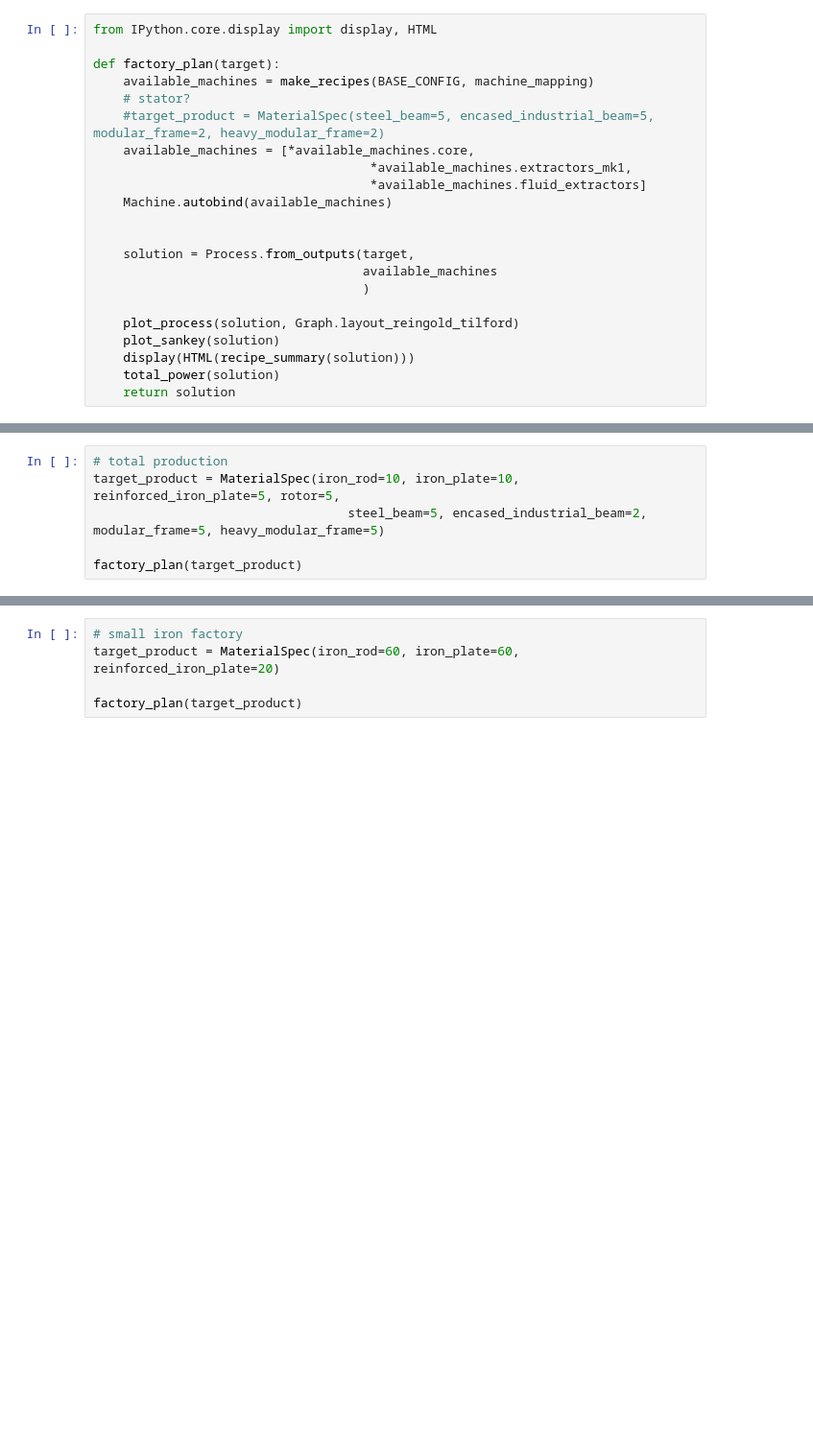
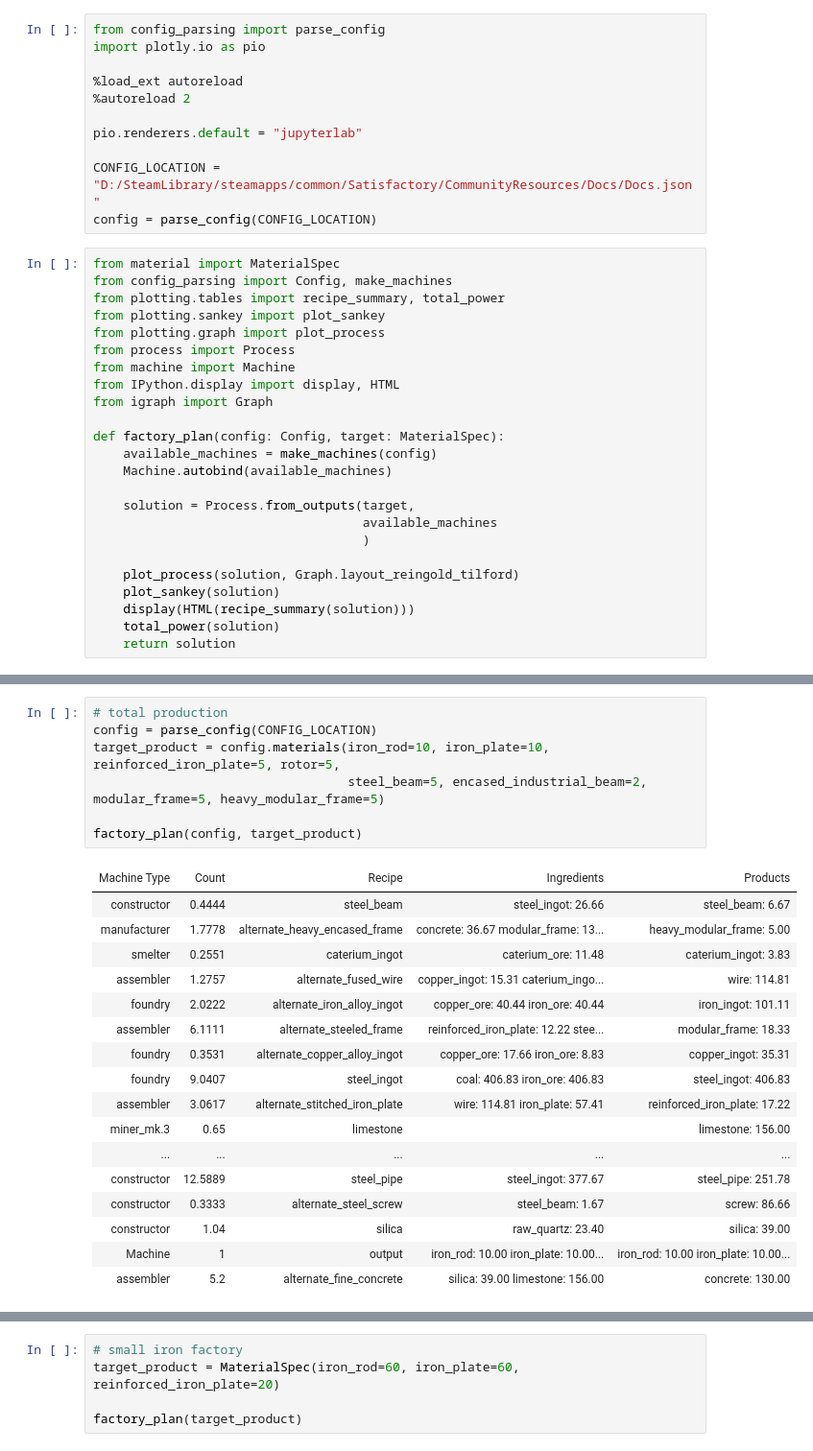
Before and after one commit to Lukeknight00/SatisfactoryTools, a Jupyter notebook: satisfactory_planning.ipynb, the cells around one changed output, grey strips where cells are left out. Shown: that part at 96% size. Saved outputs shown, nothing was run; the diff lists cells and outputs as text; blank space fills up the shorter version.

Commit message:
first plot from new library structure

```diff
--- a/satisfactory_planning.ipynb
+++ b/satisfactory_planning.ipynb
@@ -837,15 +1,28 @@ def total_power(process: Process):
+# %%
+from config_parsing import parse_config
+import plotly.io as pio
+
+%load_ext autoreload
+%autoreload 2
+
+pio.renderers.default = "jupyterlab"
+
+CONFIG_LOCATION = "D:/SteamLibrary/steamapps/common/Satisfactory/CommunityResources/Docs/Docs.json"
+config = parse_config(CONFIG_LOCATION)
 # %%
-from IPython.core.display import display, HTML
+from material import MaterialSpec
+from config_parsing import Config, make_machines
+from plotting.tables import recipe_summary, total_power
+from plotting.sankey import plot_sankey
+from plotting.graph import plot_process
+from process import Process
+from machine import Machine
+from IPython.display import display, HTML
+from igraph import Graph
 
-def factory_plan(target):
-    available_machines = make_recipes(BASE_CONFIG, machine_mapping)
-    # stator?
-    #target_product = MaterialSpec(steel_beam=5, encased_industrial_beam=5, modular_frame=2, heavy_modular_frame=2)
-    available_machines = [*available_machines.core,
-                                     *available_machines.extractors_mk1,
-                                     *available_machines.fluid_extractors]
+def factory_plan(config: Config, target: MaterialSpec):
+    available_machines = make_machines(config)
     Machine.autobind(available_machines)
-
 
     solution = Process.from_outputs(target,
                                     available_machines
@@ -861,7 +36,25 @@ Importing display from IPython.core.display is deprecated since IPython 7.14, pl
 # %%
 # total production
-target_product = MaterialSpec(iron_rod=10, iron_plate=10, reinforced_iron_plate=5, rotor=5,
+config = parse_config(CONFIG_LOCATION)
+target_product = config.materials(iron_rod=10, iron_plate=10, reinforced_iron_plate=5, rotor=5,
                                   steel_beam=5, encased_industrial_beam=2, modular_frame=5, heavy_modular_frame=5)
 
-factory_plan(target_product)
+factory_plan(config, target_product)
 # %% [output]
+| Machine Type | Count | Recipe | Ingredients | Products |
+| constructor | 0.4444 | steel_beam | steel_ingot: 26.66 | steel_beam: 6.67 |
+| manufacturer | 1.7778 | alternate_heavy_encased_frame | concrete: 36.67 modular_frame: 13... | heavy_modular_frame: 5.00 |
+| smelter | 0.2551 | caterium_ingot | caterium_ore: 11.48 | caterium_ingot: 3.83 |
+| assembler | 1.2757 | alternate_fused_wire | copper_ingot: 15.31 caterium_ingo... | wire: 114.81 |
+| foundry | 2.0222 | alternate_iron_alloy_ingot | copper_ore: 40.44 iron_ore: 40.44 | iron_ingot: 101.11 |
+| assembler | 6.1111 | alternate_steeled_frame | reinforced_iron_plate: 12.22 stee... | modular_frame: 18.33 |
+| foundry | 0.3531 | alternate_copper_alloy_ingot | copper_ore: 17.66 iron_ore: 8.83 | copper_ingot: 35.31 |
+| foundry | 9.0407 | steel_ingot | coal: 406.83 iron_ore: 406.83 | steel_ingot: 406.83 |
+| assembler | 3.0617 | alternate_stitched_iron_plate | wire: 114.81 iron_plate: 57.41 | reinforced_iron_plate: 17.22 |
+| miner_mk.3 | 0.65 | limestone |  | limestone: 156.00 |
+| ... | ... | ... | ... | ... |
+| constructor | 12.5889 | steel_pipe | steel_ingot: 377.67 | steel_pipe: 251.78 |
+| constructor | 0.3333 | alternate_steel_screw | steel_beam: 1.67 | screw: 86.66 |
+| constructor | 1.04 | silica | raw_quartz: 23.40 | silica: 39.00 |
+| Machine | 1 | output | iron_rod: 10.00 iron_plate: 10.00... | iron_rod: 10.00 iron_plate: 10.00... |
+| assembler | 5.2 | alternate_fine_concrete | silica: 39.00 limestone: 156.00 | concrete: 130.00 |
```
Also changed, not shown: parts of 16 cells of this notebook, 8 other files.
